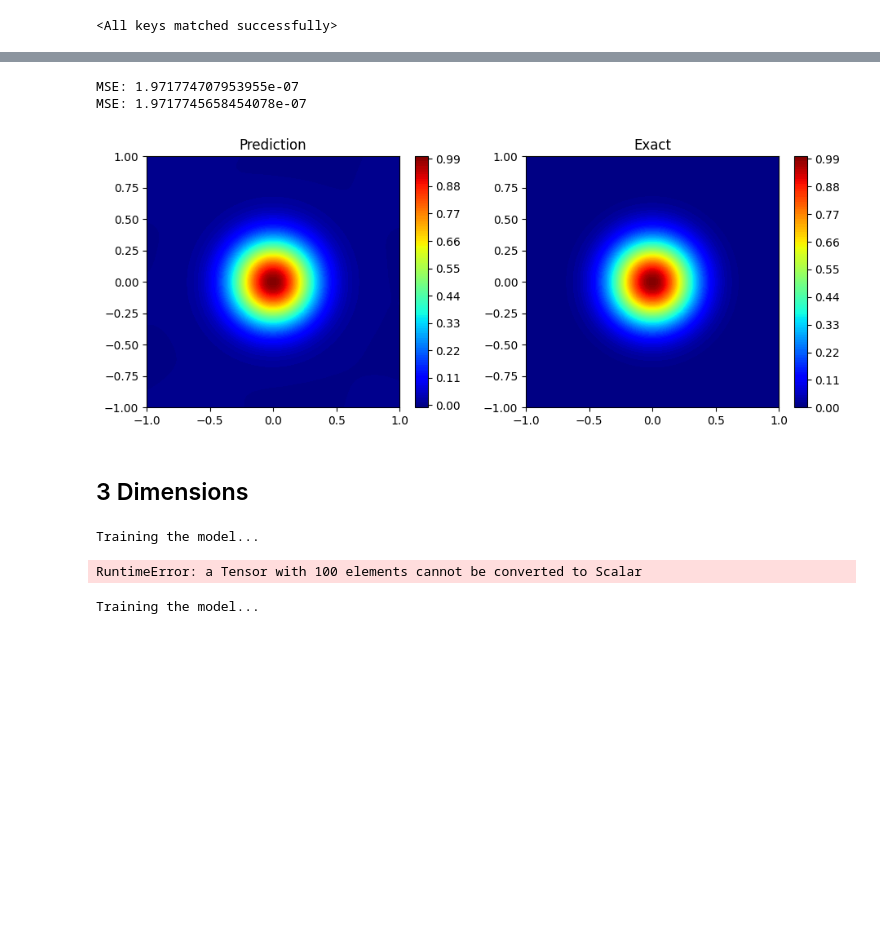
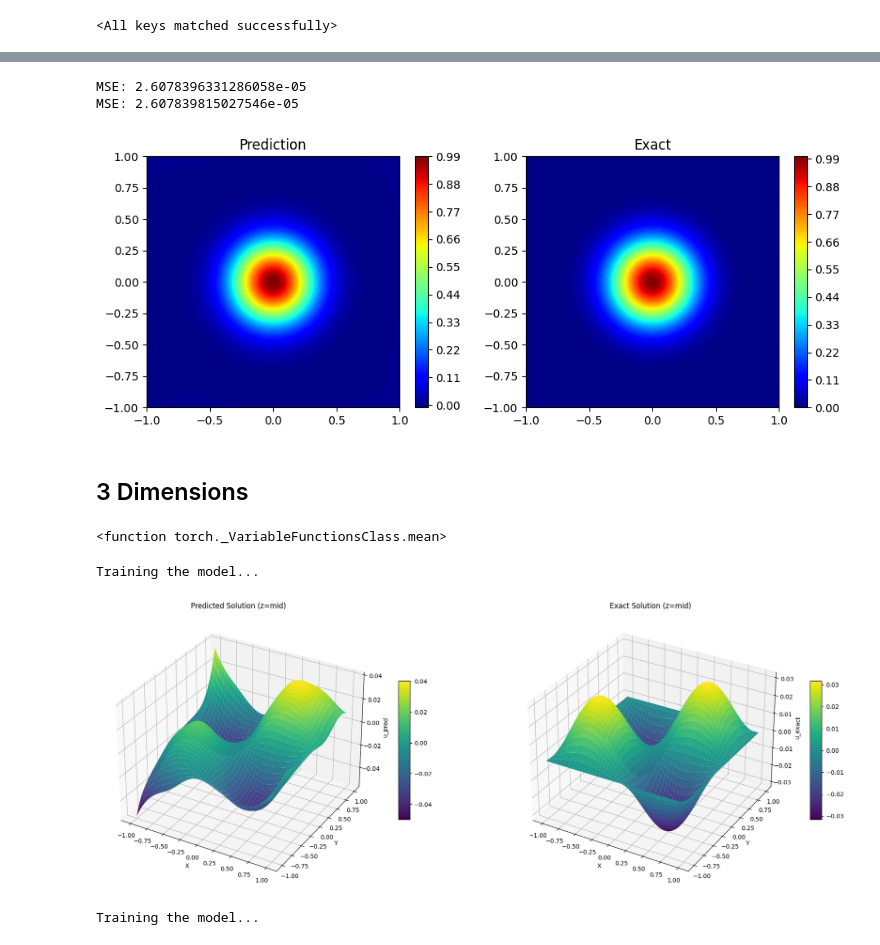
Before and after one commit to Mohammed-khlifi/NeuralPDE-Solver, a Jupyter notebook: main.ipynb, the cells around one changed output, grey strips where cells are left out. Cells and saved outputs as stored; diff of their text form; code cells hidden in the pictures; blank space fills up the shorter version.

```diff
--- a/main.ipynb
+++ b/main.ipynb
@@ -849,7 +1036,7 @@ x = torch.linspace(-1, 1, 64).to(device)
 y = torch.linspace(-1, 1, 64).to(device)
 x, y = torch.meshgrid(x, y)
 inputs = torch.cat([x.unsqueeze(-1), y.unsqueeze(-1)], dim=-1)
-u_pred = a_model(inputs)
+u_pred = AWAC_model_2D(inputs)
 u_exact = u_exact_2d(x, y)
 
 print(f"MSE: {F.mse_loss(u_pred.squeeze(), u_exact)}")
@@ -870,8 +1057,8 @@ plt.title("Exact")
 plt.colorbar()
 plt.show()
 # %% [output]
-MSE: 1.971774707953955e-07
-MSE: 1.9717745658454078e-07
+MSE: 2.6078396331286058e-05
+MSE: 2.607839815027546e-05
 [figure]
 # %% [markdown]
 ## 3 Dimensions
@@ -888,23 +1075,23 @@ pde_configurations = OperatorConfig(
         source_function=f_3d,
         u_exact=u_exact_3d,
         weight= torch.tensor(1 , dtype=torch.float32),
-        trainable=True,
+        trainable=False,
         weight_function= lambda x: torch.exp(-x),
         pde_loss = F.mse_loss,
-        adaptive_nodes = 27,
+        adaptive_nodes = 0,
         update_rate = 100,
 )
 
 
-coords_3d = [torch.linspace(-1, 1, 16).to(device), torch.linspace(-1, 1, 16).to(device), torch.linspace(-1, 1, 16).to(device)]
+coords_3d = [torch.linspace(-1, 1, 32).to(device), torch.linspace(-1, 1, 32).to(device), torch.linspace(-1, 1, 32).to(device)]
 u = u_exact_3d(*torch.meshgrid(coords_3d))
 
-TF =True
+TF =False
 bcs = [
         BoundaryCondition(
                 type=BoundaryType.DIRICHLET,
                 location=BoundaryLocation.Z_MIN,
-                value= lambda x,y,z : u_exact_3d(x , y , z)[0, :, :],
+                value= lambda x,y,z : torch.zeros((x.shape[0],x.shape[0])),#u_exact_3d(x , y , z)[0, :, :],
                 weight=1,
                 trainable=TF,
                 weight_function= lambda x: torch.exp(-x),
@@ -912,7 +1099,7 @@ bcs = [
         BoundaryCondition(
                 type=BoundaryType.DIRICHLET,
                 location=BoundaryLocation.Z_MAX,
-                value= lambda x,y,z : u_exact_3d(x , y , z)[-1, :, :],
+                value= lambda x,y,z : torch.zeros((x.shape[0],x.shape[0])), # u_exact_3d(x , y , z)[-1, :, :],
                 weight=1,
                 trainable=TF,
                 weight_function= lambda x: torch.exp(-x),
@@ -920,7 +1107,7 @@ bcs = [
         BoundaryCondition(
                 type=BoundaryType.DIRICHLET,
                 location=BoundaryLocation.Y_MIN,
-                value= lambda x,y,z : u_exact_3d(x , y , z)[:, 0, :],
+                value= lambda x,y,z :torch.zeros((x.shape[0],x.shape[0])), #u_exact_3d(x , y , z)[:, 0, :],
                 weight=1,
                 trainable=TF,
                 weight_function= lambda x: torch.exp(-x),
@@ -928,7 +1115,7 @@ bcs = [
         BoundaryCondition(
                 type=BoundaryType.DIRICHLET,
                 location=BoundaryLocation.Y_MAX,
-                value= lambda x,y,z : u_exact_3d(x , y , z)[:, -1, :],
+                value= lambda x,y,z : torch.zeros((x.shape[0],x.shape[0])), #u_exact_3d(x , y , z)[:, -1, :],
                 weight=1,
                 trainable=TF,
                 weight_function= lambda x: torch.exp(-x),
@@ -936,7 +1123,7 @@ bcs = [
         BoundaryCondition(
                 type=BoundaryType.DIRICHLET,
                 location=BoundaryLocation.X_MIN,
-                value= lambda x,y,z : u_exact_3d(x , y , z)[:, :, 0],
+                value= lambda x,y,z : torch.zeros((x.shape[0],x.shape[0])), #u_exact_3d(x , y , z)[:, :, 0],
                 weight=1,
                 trainable=TF,
                 weight_function= lambda x: torch.exp(-x),
@@ -944,30 +1131,35 @@ bcs = [
         BoundaryCondition(
                 type=BoundaryType.DIRICHLET,
                 location=BoundaryLocation.X_MAX,
-                value= lambda x,y,z : u_exact_3d(x , y , z)[:, :, -1],
+                value= lambda x,y,z : torch.zeros((x.shape[0],x.shape[0])), #u_exact_3d(x , y , z)[:, :, -1],
                 weight=1,
                 trainable=TF,
                 weight_function= lambda x: torch.exp(-x),
                 )
 ]
+# %%
+u[:, -1, :].shape
+torch.mean
+# %% [output]
+<function torch._VariableFunctionsClass.mean>
 # %%
 solver = Solver(
         hidden_size=100,
-        num_layers=2,
+        num_layers=1,
         learning_rate=0.01,
         device=None,
         wandb_logs=False,
         name=None,
     )
 u_pred , mse , loss , coords , risid = solver.solve(dimensions =3 ,
                         coords=coords_3d ,
                         boundary_conditions = bcs,
                         pde_configurations= pde_configurations ,
                         epochs = 500 ,
                         num_test_points = 100)
 # %% [output]
 Training the model...
-RuntimeError: a Tensor with 100 elements cannot be converted to Scalar
+[figure, added]
 # %%
 def benchmarking(epochs = 1000 , lr = 0.01 , update_rate = 100 , update_points = 25):
 
```
Also changed, not shown: parts of 6 cells of this notebook, 2 other files.
